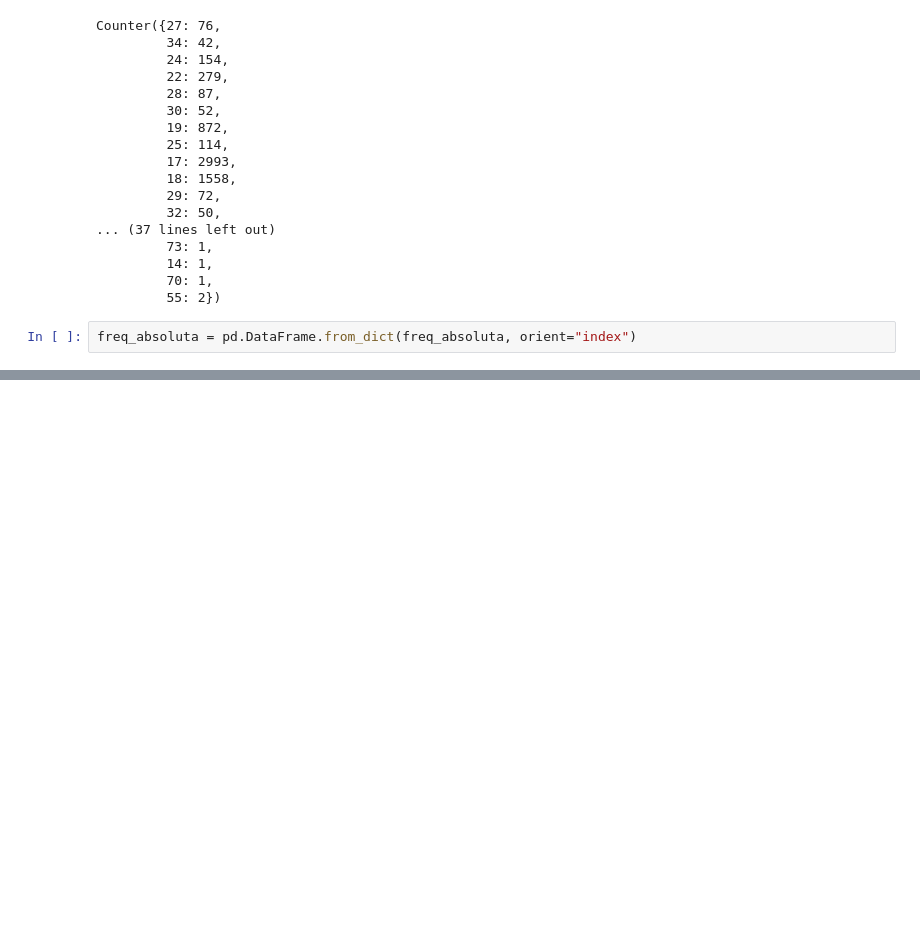
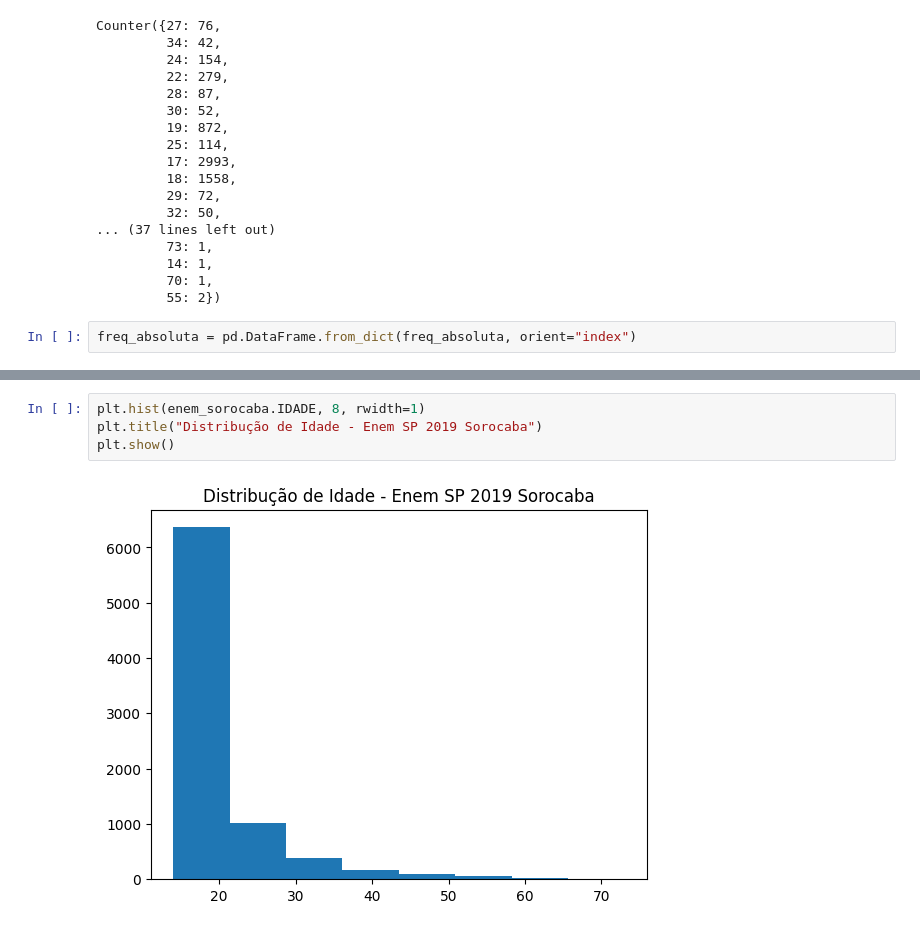
Before and after one commit to mateus-neres/Analise_estatistica_enem_2019, a Jupyter notebook: Distribuicao_De_Frequencia_Etapa03.ipynb, the cells around one changed output, grey strips where cells are left out. Cells and saved outputs as stored; diff of their text form; blank space fills up the shorter version.

```diff
--- a/Distribuicao_De_Frequencia_Etapa03.ipynb
+++ b/Distribuicao_De_Frequencia_Etapa03.ipynb
@@ -91,0 +176,6 @@ freq_relativa_perc
+# %%
+plt.hist(enem_sorocaba.IDADE, 8, rwidth=1)
+plt.title("Distribução de Idade - Enem SP 2019 Sorocaba")
+plt.show()
+# %% [output]
+[figure, added]
```
Also changed, not shown: parts of 9 cells of this notebook.
